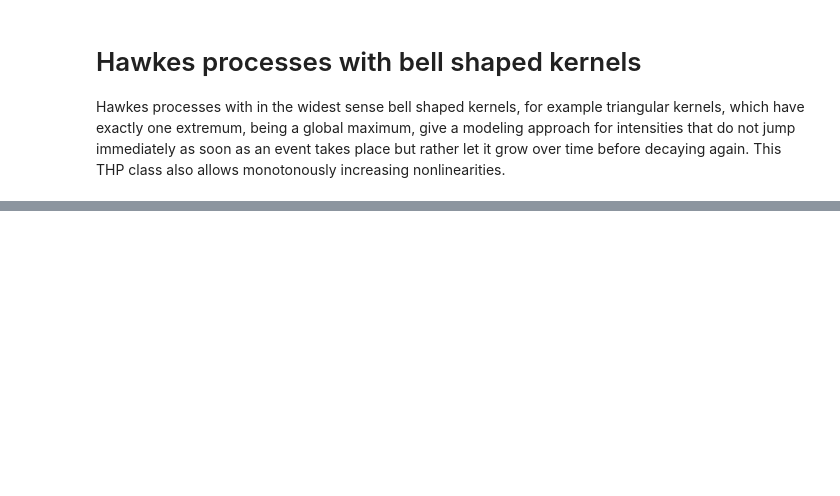
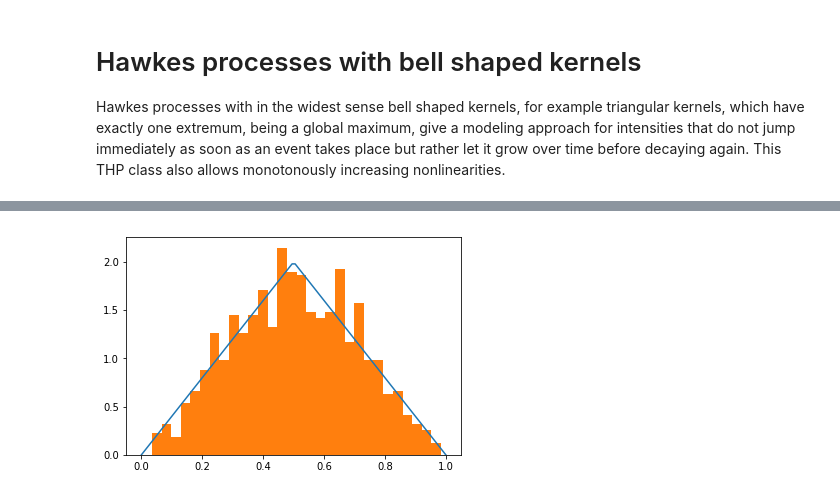
Before and after one commit to jeMATHfischer/TheHawkesPackage, a Jupyter notebook: Examples and Use.ipynb, the cells around one changed output, grey strips where cells are left out. Drawn from its saved outputs; the diff is of its cells as text; code cells hidden in the pictures; blank space fills up the shorter version.

```diff
--- a/Examples and Use.ipynb
+++ b/Examples and Use.ipynb
@@ -66,0 +84,6 @@ plt.show()
+# %%
+plt.plot(x,tr_d(x))
+plt.hist(q, bins = 30, density=True)
+plt.show()
+# %% [output]
+[figure, added]
```
Also changed, not shown: parts of 12 cells of this notebook, 2 other files.
